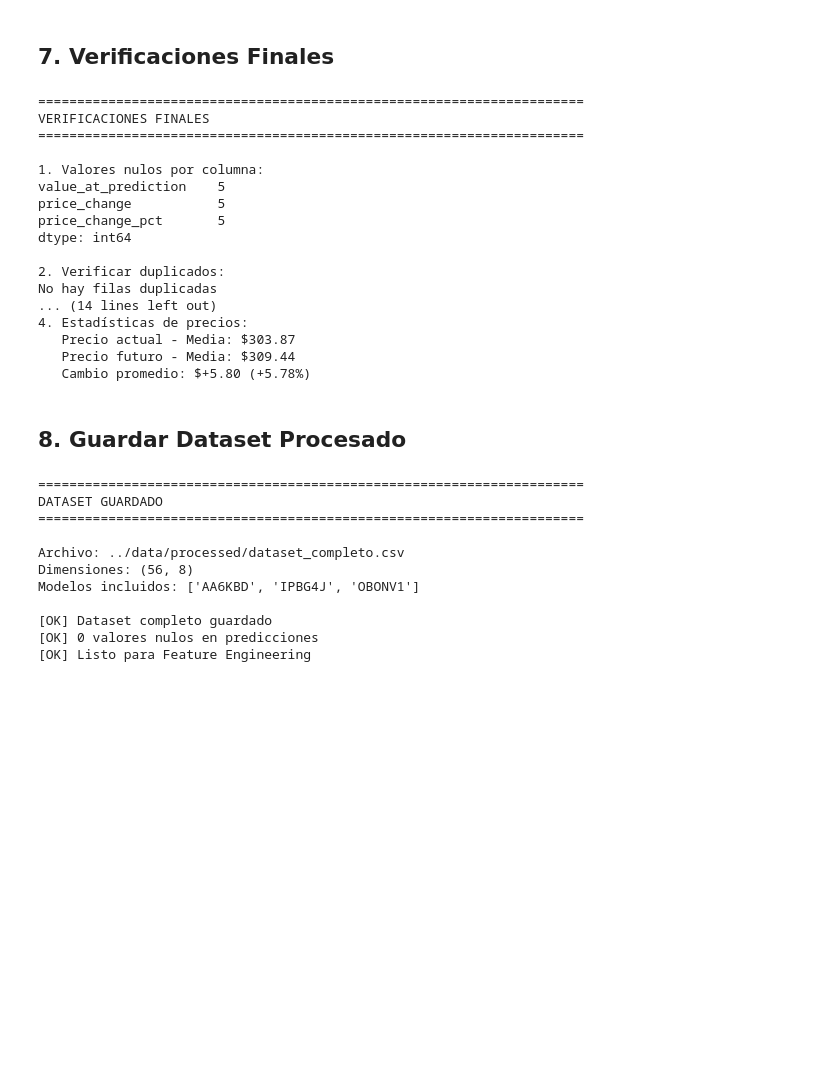
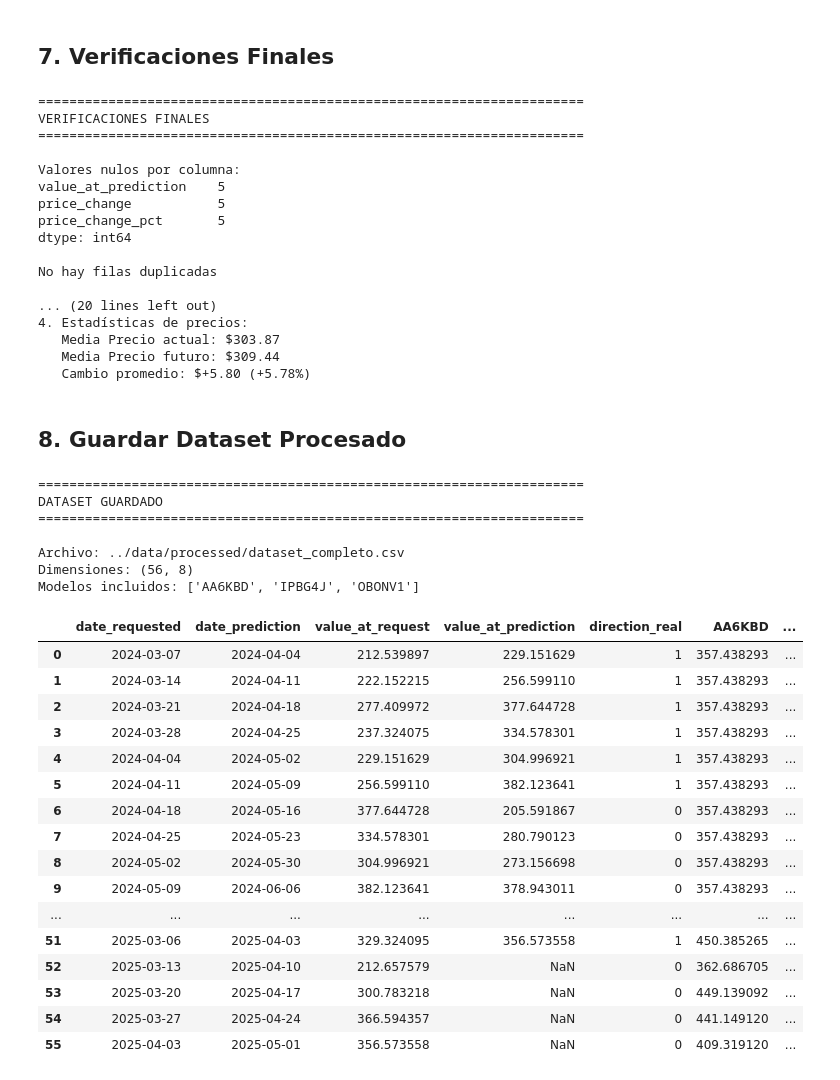
Before and after one commit to Christ02/precios_de_commodities, a Jupyter notebook: notebooks/02_preparacion_datos.ipynb, the cells around one changed output. Saved outputs shown, nothing was run; the diff lists cells and outputs as text; code cells hidden in the pictures; blank space fills up the shorter version.

Commit message:
Actualizaciones

```diff
--- a/notebooks/02_preparacion_datos.ipynb
+++ b/notebooks/02_preparacion_datos.ipynb
@@ -182,7 +162,7 @@ Modelos con valores nulos:
 | 4 | 2024-04-04 | 2024-05-02 | NaN | NaN | 277.921764 |
 # %%
 print("="*70)
-print("IMPUTACIÓN INTELIGENTE")
+print("IMPUTACIÓN")
 print("="*70)
 
 # Ordenar por fecha para forward fill temporal
@@ -193,31 +173,28 @@ for model in models_cols:
     nulls_count = df_pivot[model].isnull().sum()
 
     if nulls_count > 0:
-        print(f"\n➤ Imputando {model} ({nulls_count} nulos)...")
+        print(f"\n Imputando {model} ({nulls_count} nulos)")
 
-        # Paso 1: Forward fill (usar última predicción válida)
+        # Paso 1: Forward fill
         df_pivot[model] = df_pivot[model].fillna(method='ffill')
 
-        # Paso 2: Si aún quedan nulos (primeras filas), usar mediana del modelo
+        # Paso 2: Si quedan nulos, usar mediana del modelo
         remaining_nulls = df_pivot[model].isnull().sum()
         if remaining_nulls > 0:
             model_median = df_pivot[model].median()
             df_pivot[model] = df_pivot[model].fillna(model_median)
-            print(f"   [+] Forward fill + mediana ({model_median:.2f})")
-        else:
-            print(f"   [+] Forward fill completado")
+            print(f"    Forward fill + mediana ({model_median:.2f})")
 
 # Verificar que no queden nulos
 print("\n" + "="*70)
-print("VERIFICACIÓN POST-IMPUTACIÓN")
+print("VERIFICACIÓN")
 print("="*70)
 nulls_after = df_pivot[models_cols].isnull().sum()
 if nulls_after.sum() == 0:
-    print("\n[OK] Imputación exitosa: 0 valores nulos")
-else:
-    print("\n[!] Aún quedan nulos:")
-    print(nulls_after[nulls_after > 0])
+    print("\n0 valores nulos")
 
-print(f"\nDataset final: {df_pivot.shape}")
+print(f"\nDataset pivot:")
+print(f"   Filas: {len(df_pivot)}")
+print(f"   Columnas: {len(df_pivot.columns)}")
 # %% [output]
 ======================================================================
@@ -372,7 +331,7 @@ print("VERIFICACIONES FINALES")
 print("="*70)
 
 # 1. Valores nulos
-print("\n1. Valores nulos por columna:")
+print("\nValores nulos por columna:")
 nulls = df_merged.isnull().sum()
 if nulls.sum() == 0:
     print("No hay valores nulos")
@@ -380,39 +339,36 @@ else:
     print(nulls[nulls > 0])
 
 # 2. Duplicados
-print("\n2. Verificar duplicados:")
 duplicates = df_merged.duplicated().sum()
 if duplicates == 0:
-    print(f"No hay filas duplicadas")
-else:
-    print(f"{duplicates} filas duplicadas encontradas")
+    print(f"\nNo hay filas duplicadas")
 
 # 3. Tipos de datos
-print("\n3. Tipos de datos:")
-print(df_merged.dtypes)
+print("\nTipos de datos:")
+print(df_merged.info())
 
 # 4. Estadísticas básicas
 print("\n4. Estadísticas de precios:")
-print(f"   Precio actual - Media: ${df_merged['value_at_request'].mean():.2f}")
-print(f"   Precio futuro - Media: ${df_merged['value_at_prediction'].mean():.2f}")
+print(f"   Media Precio actual: ${df_merged['value_at_request'].mean():.2f}")
+print(f"   Media Precio futuro: ${df_merged['value_at_prediction'].mean():.2f}")
 print(f"   Cambio promedio: ${df_merged['price_change'].mean():+.2f} ({df_merged['price_change_pct'].mean():+.2f}%)")
 # %% [output]
 ======================================================================
 VERIFICACIONES FINALES
 ======================================================================
 
-1. Valores nulos por columna:
+Valores nulos por columna:
 value_at_prediction    5
 price_change           5
 price_change_pct       5
 dtype: int64
 
-2. Verificar duplicados:
 No hay filas duplicadas
-... (14 lines left out)
+
+... (20 lines left out)
 4. Estadísticas de precios:
-   Precio actual - Media: $303.87
-   Precio futuro - Media: $309.44
+   Media Precio actual: $303.87
+   Media Precio futuro: $309.44
    Cambio promedio: $+5.80 (+5.78%)
 # %% [markdown]
 ## 8. Guardar Dataset Procesado
@@ -431,15 +387,13 @@ df_to_save = df_merged[[
 output_file = '../data/processed/dataset_completo.csv'
 df_to_save.to_csv(output_file, index=False)
 
+
 print("\n" + "="*70)
 print("DATASET GUARDADO")
 print("="*70)
 print(f"\nArchivo: {output_file}")
 print(f"Dimensiones: {df_to_save.shape}")
 print(f"Modelos incluidos: {models_cols}")
-print(f"\n[OK] Dataset completo guardado")
-print(f"[OK] 0 valores nulos en predicciones")
-print(f"[OK] Listo para Feature Engineering")
 # %% [output]
 ======================================================================
 DATASET GUARDADO
@@ -448,7 +402,23 @@ DATASET GUARDADO
 Archivo: ../data/processed/dataset_completo.csv
 Dimensiones: (56, 8)
 Modelos incluidos: ['AA6KBD', 'IPBG4J', 'OBONV1']
-
-[OK] Dataset completo guardado
-[OK] 0 valores nulos en predicciones
-[OK] Listo para Feature Engineering
+# %%
+df_to_save
+# %% [output]
+|  | date_requested | date_prediction | value_at_request | value_at_prediction | direction_real | AA6KBD | ... |
+| 0 | 2024-03-07 | 2024-04-04 | 212.539897 | 229.151629 | 1 | 357.438293 | ... |
+| 1 | 2024-03-14 | 2024-04-11 | 222.152215 | 256.599110 | 1 | 357.438293 | ... |
+| 2 | 2024-03-21 | 2024-04-18 | 277.409972 | 377.644728 | 1 | 357.438293 | ... |
+| 3 | 2024-03-28 | 2024-04-25 | 237.324075 | 334.578301 | 1 | 357.438293 | ... |
+| 4 | 2024-04-04 | 2024-05-02 | 229.151629 | 304.996921 | 1 | 357.438293 | ... |
+| 5 | 2024-04-11 | 2024-05-09 | 256.599110 | 382.123641 | 1 | 357.438293 | ... |
+| 6 | 2024-04-18 | 2024-05-16 | 377.644728 | 205.591867 | 0 | 357.438293 | ... |
+| 7 | 2024-04-25 | 2024-05-23 | 334.578301 | 280.790123 | 0 | 357.438293 | ... |
+| 8 | 2024-05-02 | 2024-05-30 | 304.996921 | 273.156698 | 0 | 357.438293 | ... |
+| 9 | 2024-05-09 | 2024-06-06 | 382.123641 | 378.943011 | 0 | 357.438293 | ... |
+| ... | ... | ... | ... | ... | ... | ... | ... |
+| 51 | 2025-03-06 | 2025-04-03 | 329.324095 | 356.573558 | 1 | 450.385265 | ... |
+| 52 | 2025-03-13 | 2025-04-10 | 212.657579 | NaN | 0 | 362.686705 | ... |
+| 53 | 2025-03-20 | 2025-04-17 | 300.783218 | NaN | 0 | 449.139092 | ... |
+| 54 | 2025-03-27 | 2025-04-24 | 366.594357 | NaN | 0 | 441.149120 | ... |
+| 55 | 2025-04-03 | 2025-05-01 | 356.573558 | NaN | 0 | 409.319120 | ... |
```
Also changed, not shown: parts of 6 cells of this notebook, 8 other files.
